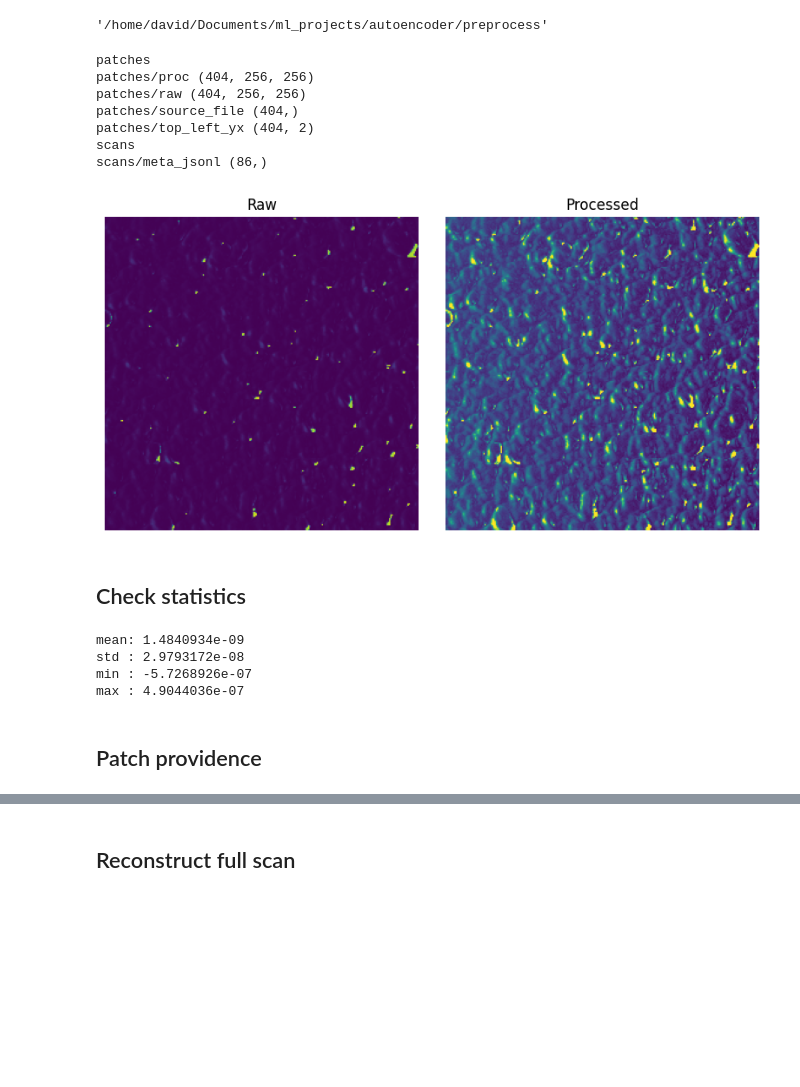
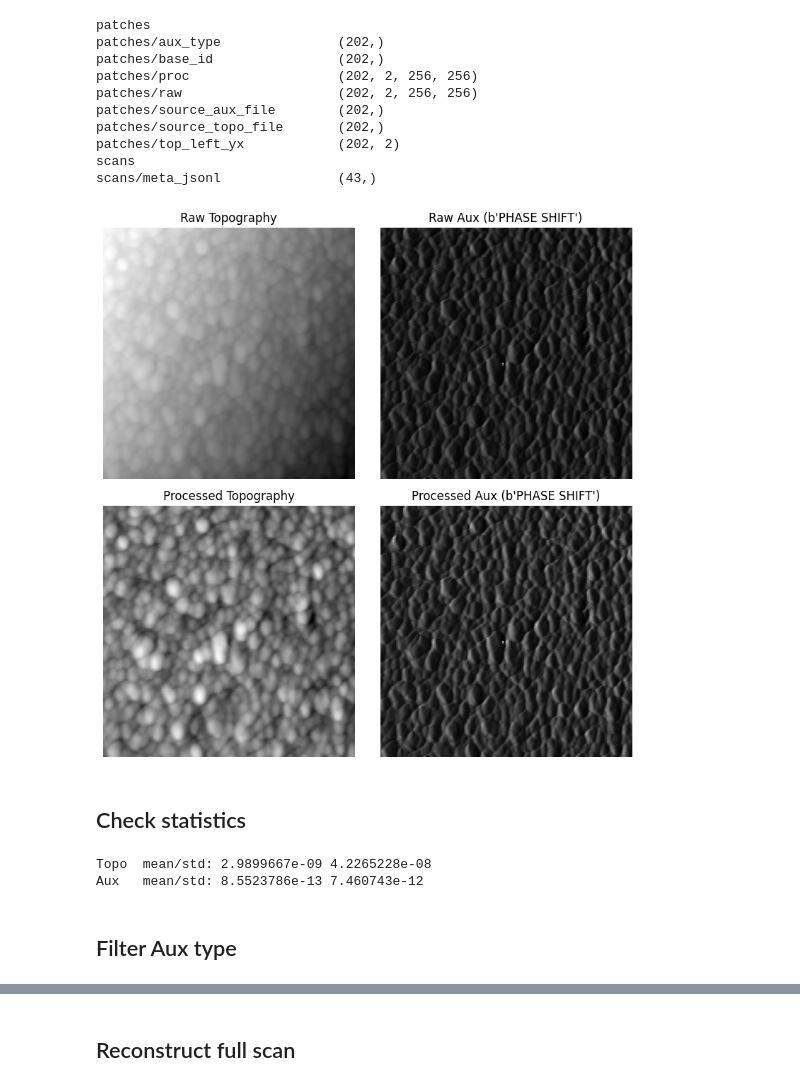
Before and after one commit to dbecerril/afm-morphology-transfer-learning, a Jupyter notebook: preprocess/inspect_h5_multichannel.ipynb, the cells around one changed output, grey strips where cells are left out. Drawn from its saved outputs; the diff is of its cells as text; code cells hidden in the pictures; blank space fills up the shorter version.

```diff
--- a/preprocess/inspect_h5_multichannel.ipynb
+++ b/preprocess/inspect_h5_multichannel.ipynb
@@ -1,63 +1,77 @@
 # %%
 import os
 os.getcwd()
+
+path_to_file = "/home/david/Documents/ml_projects/autoencoder/afm_patches_256.h5"
-# %% [output]
-'/home/david/Documents/ml_projects/autoencoder/preprocess'
 # %%
 import h5py
-path_to_file = "/home/david/Documents/ml_projects/autoencoder/afm_patches_256.h5"
 
 with h5py.File(path_to_file, "r") as f:
     def visit(name, obj):
-        print(name, obj.shape if hasattr(obj, "shape") else "")
+        if hasattr(obj, "shape"):
+            print(f"{name:30s} {obj.shape}")
+        else:
+            print(name)
     f.visititems(visit)
 # %% [output]
 patches
-patches/proc (404, 256, 256)
-patches/raw (404, 256, 256)
-patches/source_file (404,)
-patches/top_left_yx (404, 2)
+patches/aux_type               (202,)
+patches/base_id                (202,)
+patches/proc                   (202, 2, 256, 256)
+patches/raw                    (202, 2, 256, 256)
+patches/source_aux_file        (202,)
+patches/source_topo_file       (202,)
+patches/top_left_yx            (202, 2)
 scans
-scans/meta_jsonl (86,)
+scans/meta_jsonl               (43,)
 # %%
 import numpy as np
 import matplotlib.pyplot as plt
+import h5py
 
-with h5py.File(path_to_file ,"r") as f:
+with h5py.File(path_to_file, "r") as f:
     raw = f["patches/raw"]
     proc = f["patches/proc"]
+    aux_type = f["patches/aux_type"]
 
-    idx = np.random.randint(0, raw.shape[0])
+    i = np.random.randint(0, raw.shape[0])
 
-    fig, ax = plt.subplots(1, 2, figsize=(8, 4))
-    ax[0].imshow(raw[idx], )
-    ax[0].set_title("Raw")
-    ax[1].imshow(proc[idx], )
-    ax[1].set_title("Processed")
+    fig, ax = plt.subplots(2, 2, figsize=(8, 8))
 
-    for a in ax:
+    ax[0, 0].imshow(raw[i, 0], cmap="gray")
+    ax[0, 0].set_title("Raw Topography")
+
+    ax[0, 1].imshow(raw[i, 1], cmap="gray")
+    ax[0, 1].set_title(f"Raw Aux ({aux_type[i]})")
+
+    ax[1, 0].imshow(proc[i, 0], cmap="gray")
+    ax[1, 0].set_title("Processed Topography")
+
+    ax[1, 1].imshow(proc[i, 1], cmap="gray")
+    ax[1, 1].set_title(f"Processed Aux ({aux_type[i]})")
+
+    for a in ax.flat:
         a.axis("off")
 
     plt.tight_layout()
     plt.show()
 # %% [output]
-[figure, old version]
+[figure, new version]
 # %% [markdown]
 ## Check statistics
 # %%
-with h5py.File(path_to_file , "r") as f:
+with h5py.File(path_to_file, "r") as f:
     proc = f["patches/proc"]
 
-    print("mean:", proc[:1000].mean())
-    print("std :", proc[:1000].std())
-    print("min :", proc[:1000].min())
-    print("max :", proc[:1000].max())
+    topo = proc[:, 0]
+    aux  = proc[:, 1]
+
+    print("Topo  mean/std:", topo.mean(), topo.std())
+    print("Aux   mean/std:", aux.mean(), aux.std())
 # %% [output]
-mean: 1.4840934e-09
-std : 2.9793172e-08
-min : -5.7268926e-07
-max : 4.9044036e-07
+Topo  mean/std: 2.9899667e-09 4.2265228e-08
+Aux   mean/std: 8.5523786e-13 7.460743e-12
 # %% [markdown]
-## Patch providence
+##  Filter Aux type
 # %%
 with h5py.File(path_to_file, "r") as f:
```
Also changed, not shown: parts of 4 cells of this notebook, 4 other files.
